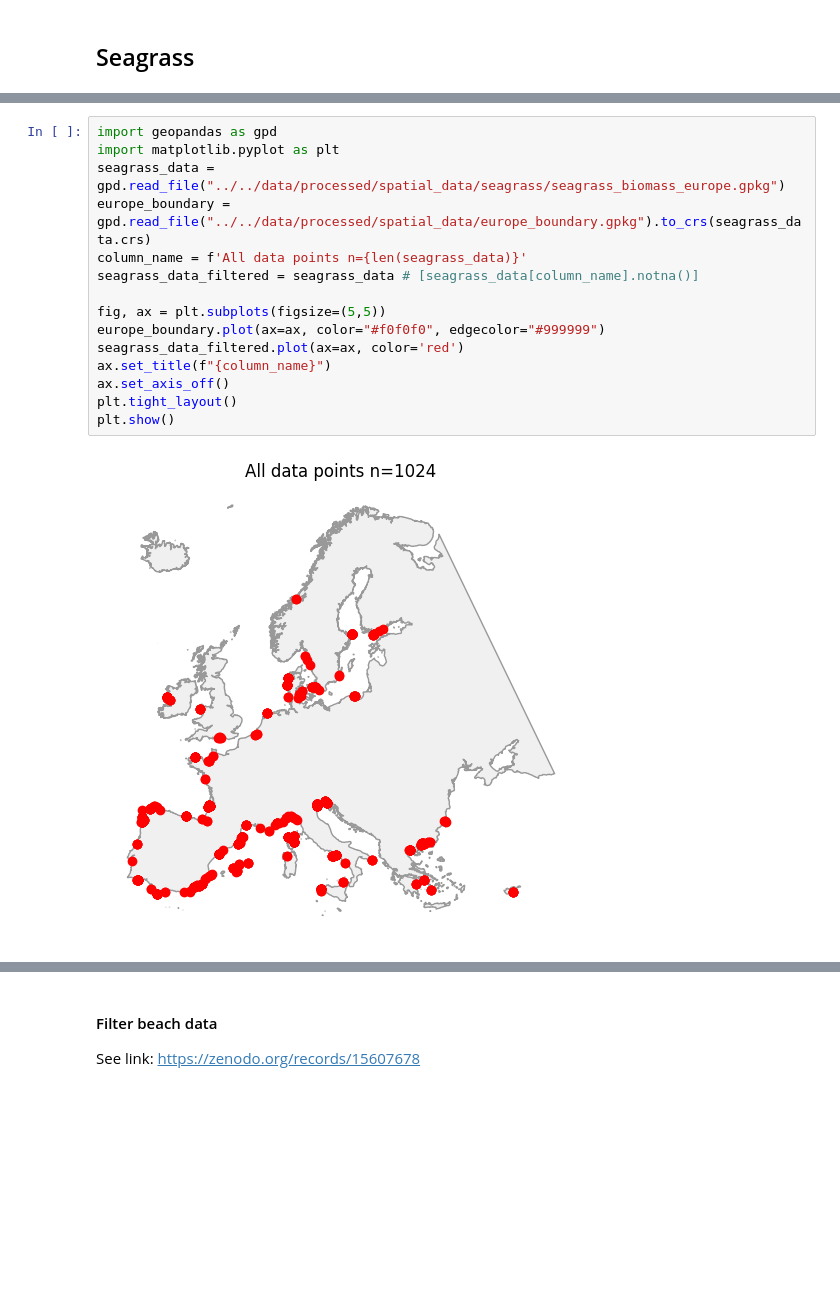
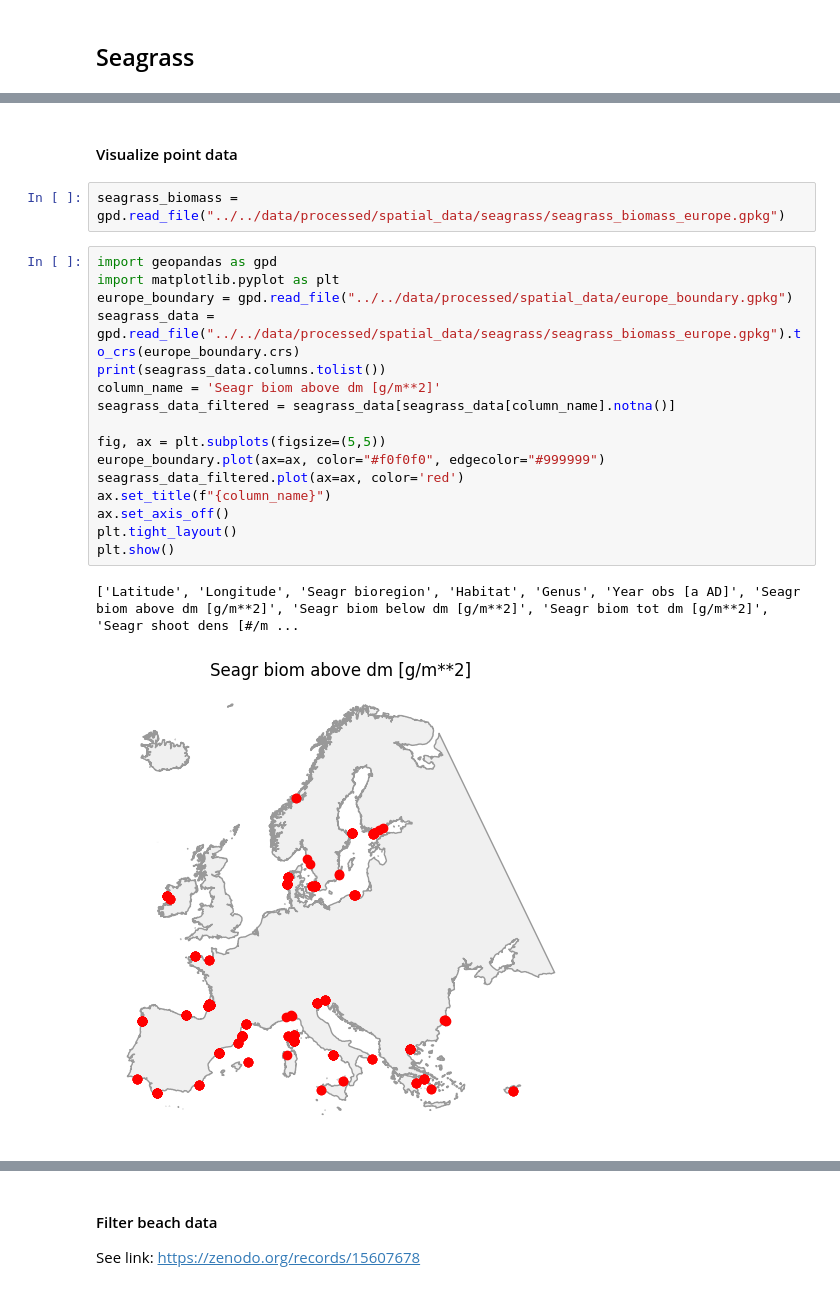
Before and after one commit to TanyaTsui/lca_for_adaptive_factories, a Jupyter notebook: notebooks/2606_spatialDataProcessing/260527_spatialDataProcessing.ipynb, the cells around one changed output, grey strips where cells are left out. Saved outputs shown, nothing was run; the diff lists cells and outputs as text; blank space fills up the shorter version.

```diff
--- a/notebooks/2606_spatialDataProcessing/260527_spatialDataProcessing.ipynb
+++ b/notebooks/2606_spatialDataProcessing/260527_spatialDataProcessing.ipynb
@@ -1435,17 +2303,23 @@ dtype: int64
+# %% [markdown]
+#### Visualize point data
+# %%
+seagrass_biomass = gpd.read_file("../../data/processed/spatial_data/seagrass/seagrass_biomass_europe.gpkg")
 # %%
 import geopandas as gpd
 import matplotlib.pyplot as plt
-seagrass_data = gpd.read_file("../../data/processed/spatial_data/seagrass/seagrass_biomass_europe.gpkg")
-europe_boundary = gpd.read_file("../../data/processed/spatial_data/europe_boundary.gpkg").to_crs(seagrass_data.crs)
-column_name = f'All data points n={len(seagrass_data)}'
-seagrass_data_filtered = seagrass_data # [seagrass_data[column_name].notna()]
+europe_boundary = gpd.read_file("../../data/processed/spatial_data/europe_boundary.gpkg")
+seagrass_data = gpd.read_file("../../data/processed/spatial_data/seagrass/seagrass_biomass_europe.gpkg").to_crs(europe_boundary.crs)
+print(seagrass_data.columns.tolist())
+column_name = 'Seagr biom above dm [g/m**2]'
+seagrass_data_filtered = seagrass_data[seagrass_data[column_name].notna()]
 
 fig, ax = plt.subplots(figsize=(5,5))
 europe_boundary.plot(ax=ax, color="#f0f0f0", edgecolor="#999999")
 seagrass_data_filtered.plot(ax=ax, color='red')
 ax.set_title(f"{column_name}")
 ax.set_axis_off()
 plt.tight_layout()
 plt.show()
 # %% [output]
+['Latitude', 'Longitude', 'Seagr bioregion', 'Habitat', 'Genus', 'Year obs [a AD]', 'Seagr biom above dm [g/m**2]', 'Seagr biom below dm [g/m**2]', 'Seagr biom tot dm [g/m**2]', 'Seagr shoot dens [#/m ...
-[figure, old version]
+[figure, new version]
```
Also changed, not shown: parts of 64 cells of this notebook, 22 other files.
